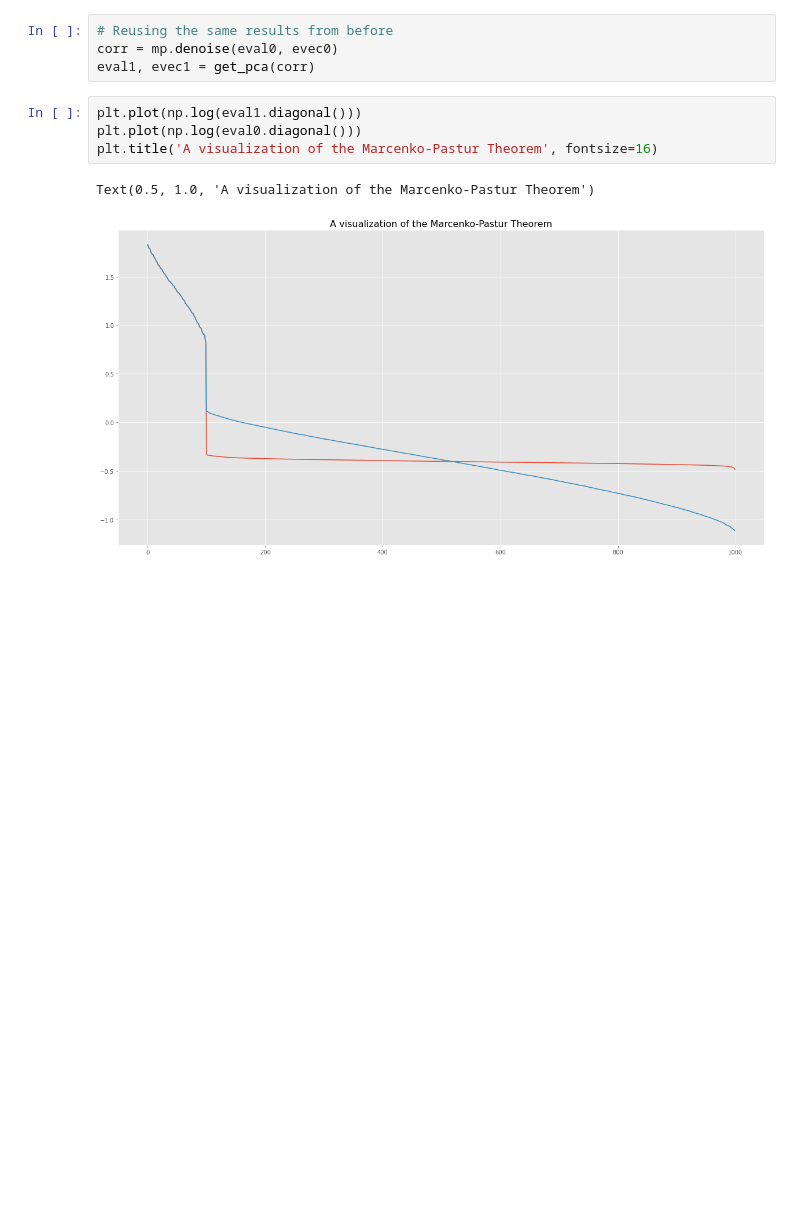
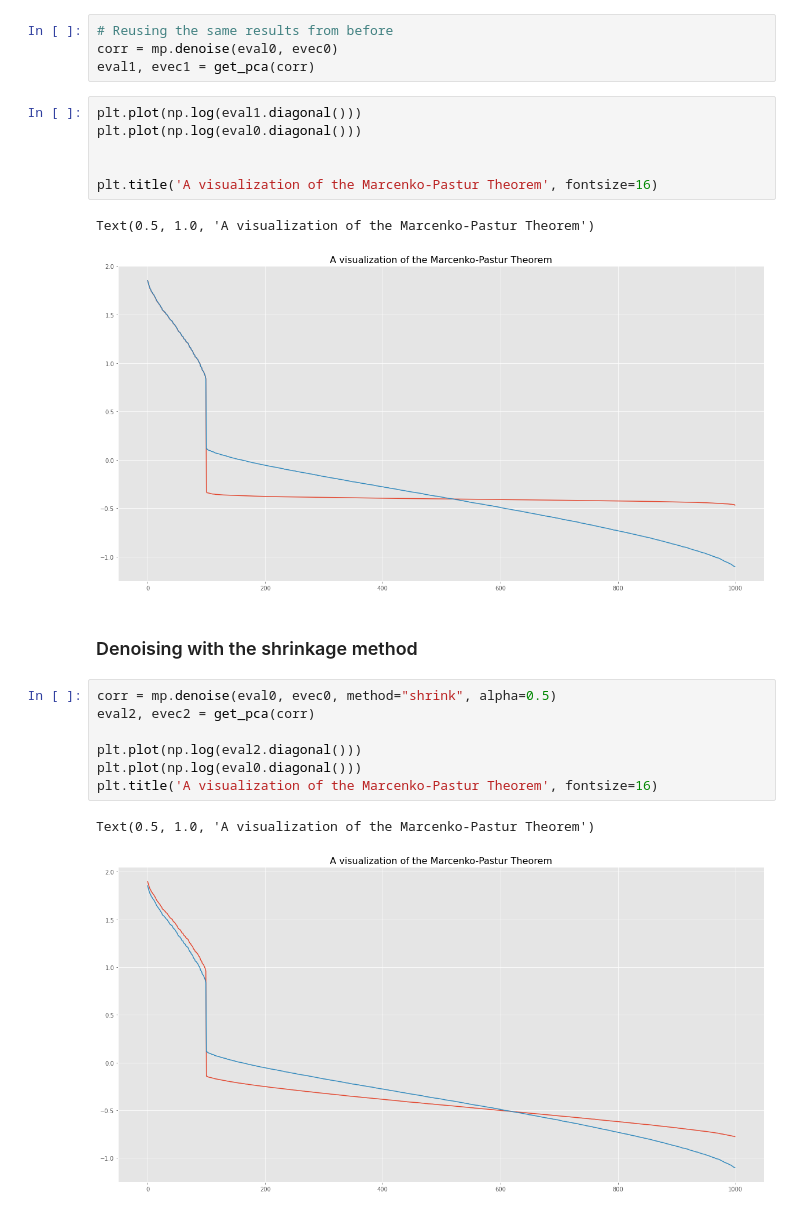
Before and after one commit to samatix/ml-asset-managers, a Jupyter notebook: notebooks/denoising_detoining.ipynb, the cells around one changed output. Saved outputs shown, nothing was run; the diff lists cells and outputs as text; blank space fills up the shorter version.

Commit message:
Adding denoising method with targeted shrinkage

```diff
--- a/notebooks/denoising_detoining.ipynb
+++ b/notebooks/denoising_detoining.ipynb
@@ -80,7 +82,21 @@ eval1, evec1 = get_pca(corr)
 # %%
 plt.plot(np.log(eval1.diagonal()))
 plt.plot(np.log(eval0.diagonal()))
+
+
 plt.title('A visualization of the Marcenko-Pastur Theorem', fontsize=16)
 # %% [output]
 Text(0.5, 1.0, 'A visualization of the Marcenko-Pastur Theorem')
 [figure]
+# %% [markdown]
+### Denoising with the shrinkage method
+# %%
+corr = mp.denoise(eval0, evec0, method="shrink", alpha=0.5)
+eval2, evec2 = get_pca(corr)
+
+plt.plot(np.log(eval2.diagonal()))
+plt.plot(np.log(eval0.diagonal()))
+plt.title('A visualization of the Marcenko-Pastur Theorem', fontsize=16)
+# %% [output]
+Text(0.5, 1.0, 'A visualization of the Marcenko-Pastur Theorem')
+[figure, added]
```
Also changed, not shown: parts of 4 cells of this notebook, 1 other file.
